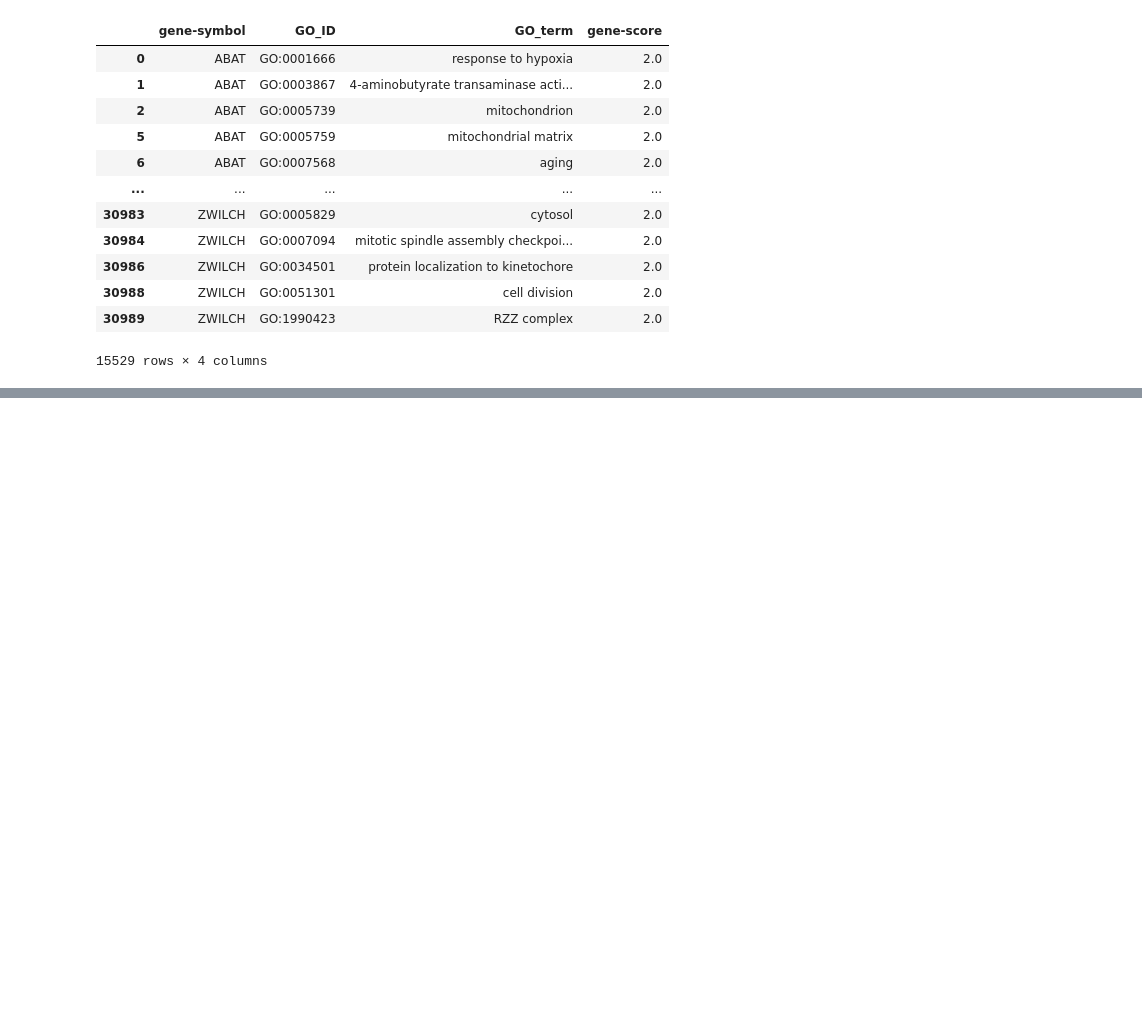
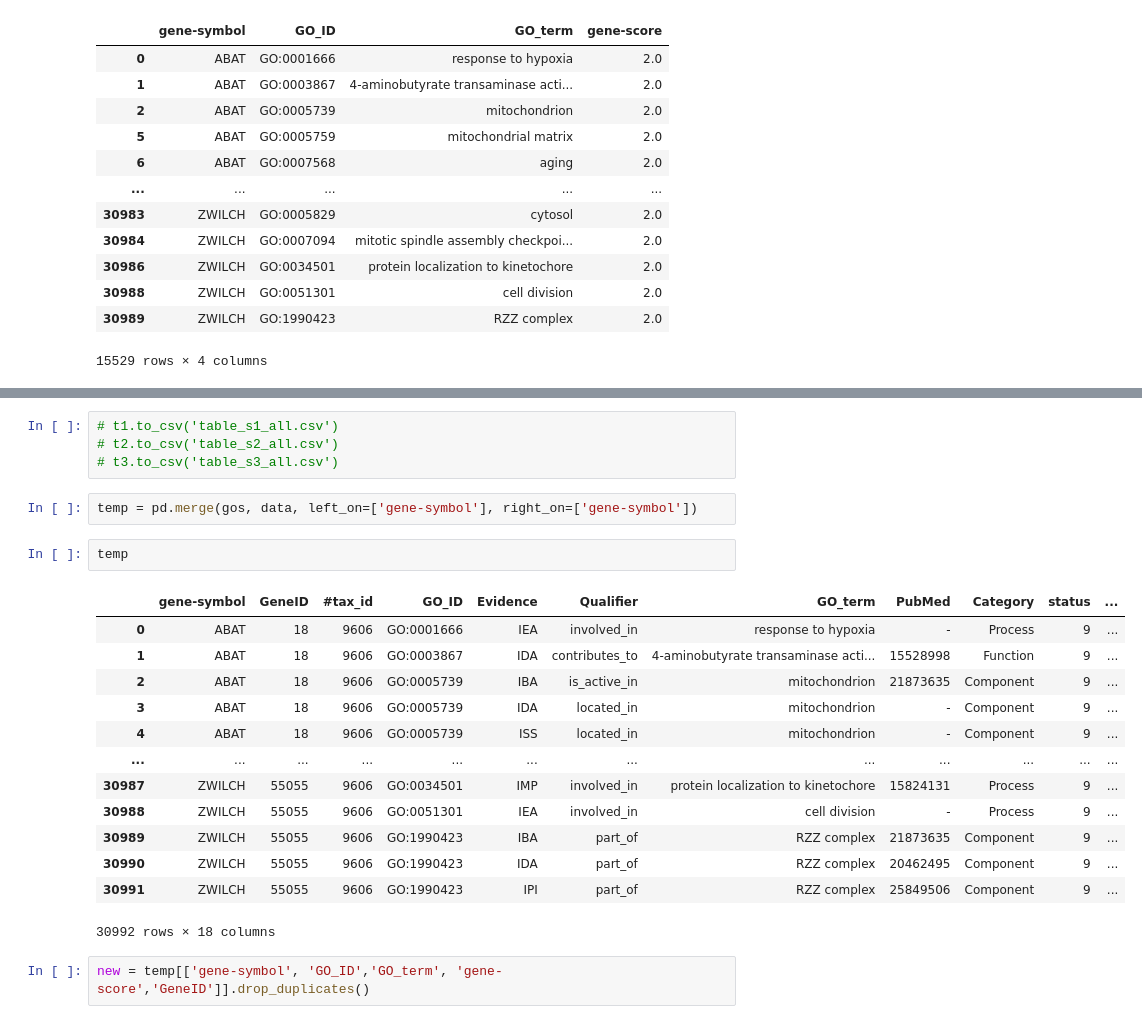
Before and after one commit to gong7788/biocw2, a Jupyter notebook: cw2.ipynb, the cells around one changed output, grey strips where cells are left out. Saved outputs shown, nothing was run; the diff lists cells and outputs as text; blank space fills up the shorter version.

```diff
--- a/cw2.ipynb
+++ b/cw2.ipynb
@@ -654,0 +787,24 @@ task3[task3['gene-score'] == 2.0]
+# %%
+# t1.to_csv('table_s1_all.csv')
+# t2.to_csv('table_s2_all.csv')
+# t3.to_csv('table_s3_all.csv')
+# %%
+temp = pd.merge(gos, data, left_on=['gene-symbol'], right_on=['gene-symbol'])
+# %%
+temp
+# %% [output]
+|  | gene-symbol | GeneID | #tax_id | GO_ID | Evidence | Qualifier | GO_term | PubMed | Category | status | ... |
+| 0 | ABAT | 18 | 9606 | GO:0001666 | IEA | involved_in | response to hypoxia | - | Process | 9 | ... |
+| 1 | ABAT | 18 | 9606 | GO:0003867 | IDA | contributes_to | 4-aminobutyrate transaminase acti... | 15528998 | Function | 9 | ... |
+| 2 | ABAT | 18 | 9606 | GO:0005739 | IBA | is_active_in | mitochondrion | 21873635 | Component | 9 | ... |
+| 3 | ABAT | 18 | 9606 | GO:0005739 | IDA | located_in | mitochondrion | - | Component | 9 | ... |
+| 4 | ABAT | 18 | 9606 | GO:0005739 | ISS | located_in | mitochondrion | - | Component | 9 | ... |
+| ... | ... | ... | ... | ... | ... | ... | ... | ... | ... | ... | ... |
+| 30987 | ZWILCH | 55055 | 9606 | GO:0034501 | IMP | involved_in | protein localization to kinetochore | 15824131 | Process | 9 | ... |
+| 30988 | ZWILCH | 55055 | 9606 | GO:0051301 | IEA | involved_in | cell division | - | Process | 9 | ... |
+| 30989 | ZWILCH | 55055 | 9606 | GO:1990423 | IBA | part_of | RZZ complex | 21873635 | Component | 9 | ... |
+| 30990 | ZWILCH | 55055 | 9606 | GO:1990423 | IDA | part_of | RZZ complex | 20462495 | Component | 9 | ... |
+| 30991 | ZWILCH | 55055 | 9606 | GO:1990423 | IPI | part_of | RZZ complex | 25849506 | Component | 9 | ... |
+30992 rows × 18 columns
+# %%
+new = temp[['gene-symbol', 'GO_ID','GO_term', 'gene-score','GeneID']].drop_duplicates()
```
Also changed, not shown: parts of 48 cells of this notebook, 22 other files.
